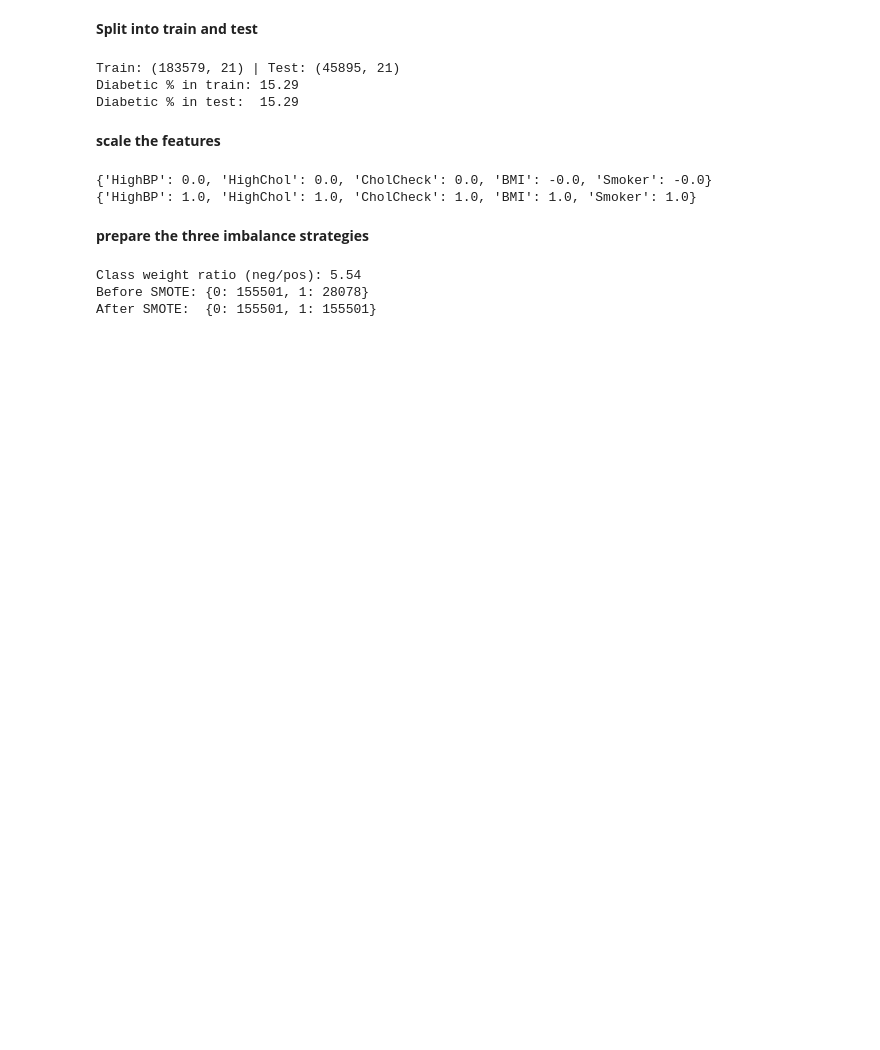
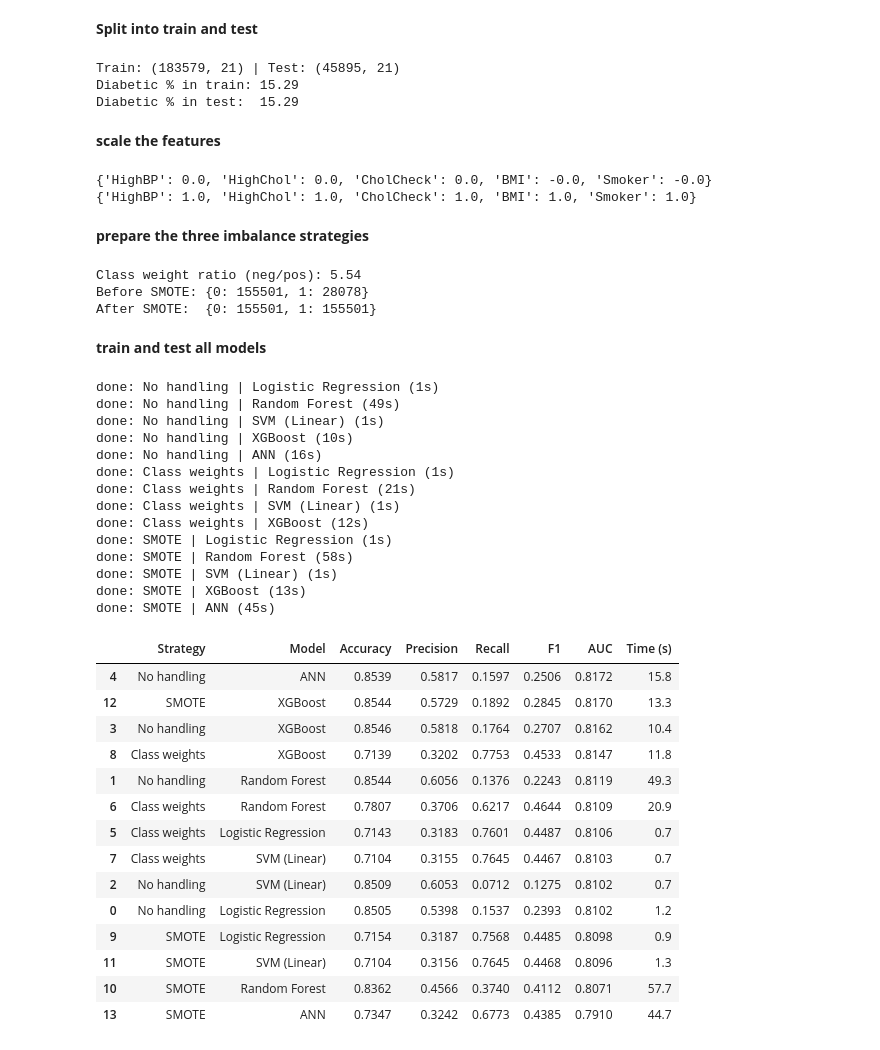
Before and after one commit to zainulabideen3203-ResearckWork/Mphil_thesis, a Jupyter notebook: predictiondataset.ipynb, the cells around one changed output. Cells and saved outputs as stored; diff of their text form; code cells hidden in the pictures; blank space fills up the shorter version.

Commit message:
train and test all models

```diff
--- a/predictiondataset.ipynb
+++ b/predictiondataset.ipynb
@@ -239,3 +240,82 @@ print("After SMOTE: ", y_train_sm.value_counts().to_dict())
 Class weight ratio (neg/pos): 5.54
 Before SMOTE: {0: 155501, 1: 28078}
 After SMOTE:  {0: 155501, 1: 155501}
+# %% [markdown]
+**train and test all models**
+# %%
+def get_models(strategy):
+    cw = "balanced" if strategy == "Class weights" else None
+    spw = scale_pos_weight if strategy == "Class weights" else 1
+    models = {
+        "Logistic Regression": LogisticRegression(max_iter=1000, class_weight=cw),
+        "Random Forest": RandomForestClassifier(n_estimators=100, min_samples_leaf=5,
+                                                n_jobs=-1, random_state=42, class_weight=cw),
+        "SVM (Linear)": LinearSVC(class_weight=cw, max_iter=2000, random_state=42),
+        "XGBoost": XGBClassifier(n_estimators=300, learning_rate=0.1, max_depth=6,
+                                 eval_metric="logloss", n_jobs=-1, random_state=42,
+                                 scale_pos_weight=spw),
+        "ANN": MLPClassifier(hidden_layer_sizes=(64, 32), early_stopping=True,
+                             max_iter=100, random_state=42),
+    }
+    if strategy == "Class weights":
+        models.pop("ANN")   # MLPClassifier has no class-weight option
+    return models
+
+strategies = {
+    "No handling":   (X_train_s, y_train),
+    "Class weights": (X_train_s, y_train),
+    "SMOTE":         (X_train_sm, y_train_sm),
+}
+
+results = []
+for strat, (Xtr, ytr) in strategies.items():
+    for name, model in get_models(strat).items():
+        t0 = time.time()
+        model.fit(Xtr, ytr)
+        pred = model.predict(X_test_s)
+        score = model.decision_function(X_test_s) if hasattr(model, "decision_function") \
+                else model.predict_proba(X_test_s)[:, 1]
+        results.append({
+            "Strategy": strat, "Model": name,
+            "Accuracy":  accuracy_score(y_test, pred),
+            "Precision": precision_score(y_test, pred, zero_division=0),
+            "Recall":    recall_score(y_test, pred),
+            "F1":        f1_score(y_test, pred),
+            "AUC":       roc_auc_score(y_test, score),
+            "Time (s)":  round(time.time() - t0, 1),
+        })
+        print(f"done: {strat} | {name} ({round(time.time() - t0)}s)")
+
+res = pd.DataFrame(results).round(4)
+res.to_csv("/content/drive/MyDrive/results_first_pass.csv", index=False)
+res.sort_values("AUC", ascending=False)
+# %% [output]
+done: No handling | Logistic Regression (1s)
+done: No handling | Random Forest (49s)
+done: No handling | SVM (Linear) (1s)
+done: No handling | XGBoost (10s)
+done: No handling | ANN (16s)
+done: Class weights | Logistic Regression (1s)
+done: Class weights | Random Forest (21s)
+done: Class weights | SVM (Linear) (1s)
+done: Class weights | XGBoost (12s)
+done: SMOTE | Logistic Regression (1s)
+done: SMOTE | Random Forest (58s)
+done: SMOTE | SVM (Linear) (1s)
+done: SMOTE | XGBoost (13s)
+done: SMOTE | ANN (45s)
+|  | Strategy | Model | Accuracy | Precision | Recall | F1 | AUC | Time (s) |
+| 4 | No handling | ANN | 0.8539 | 0.5817 | 0.1597 | 0.2506 | 0.8172 | 15.8 |
+| 12 | SMOTE | XGBoost | 0.8544 | 0.5729 | 0.1892 | 0.2845 | 0.8170 | 13.3 |
+| 3 | No handling | XGBoost | 0.8546 | 0.5818 | 0.1764 | 0.2707 | 0.8162 | 10.4 |
+| 8 | Class weights | XGBoost | 0.7139 | 0.3202 | 0.7753 | 0.4533 | 0.8147 | 11.8 |
+| 1 | No handling | Random Forest | 0.8544 | 0.6056 | 0.1376 | 0.2243 | 0.8119 | 49.3 |
+| 6 | Class weights | Random Forest | 0.7807 | 0.3706 | 0.6217 | 0.4644 | 0.8109 | 20.9 |
+| 5 | Class weights | Logistic Regression | 0.7143 | 0.3183 | 0.7601 | 0.4487 | 0.8106 | 0.7 |
+| 7 | Class weights | SVM (Linear) | 0.7104 | 0.3155 | 0.7645 | 0.4467 | 0.8103 | 0.7 |
+| 2 | No handling | SVM (Linear) | 0.8509 | 0.6053 | 0.0712 | 0.1275 | 0.8102 | 0.7 |
+| 0 | No handling | Logistic Regression | 0.8505 | 0.5398 | 0.1537 | 0.2393 | 0.8102 | 1.2 |
+| 9 | SMOTE | Logistic Regression | 0.7154 | 0.3187 | 0.7568 | 0.4485 | 0.8098 | 0.9 |
+| 11 | SMOTE | SVM (Linear) | 0.7104 | 0.3156 | 0.7645 | 0.4468 | 0.8096 | 1.3 |
+| 10 | SMOTE | Random Forest | 0.8362 | 0.4566 | 0.3740 | 0.4112 | 0.8071 | 57.7 |
+| 13 | SMOTE | ANN | 0.7347 | 0.3242 | 0.6773 | 0.4385 | 0.7910 | 44.7 |
```
Also changed, not shown: parts of 1 cell of this notebook.
